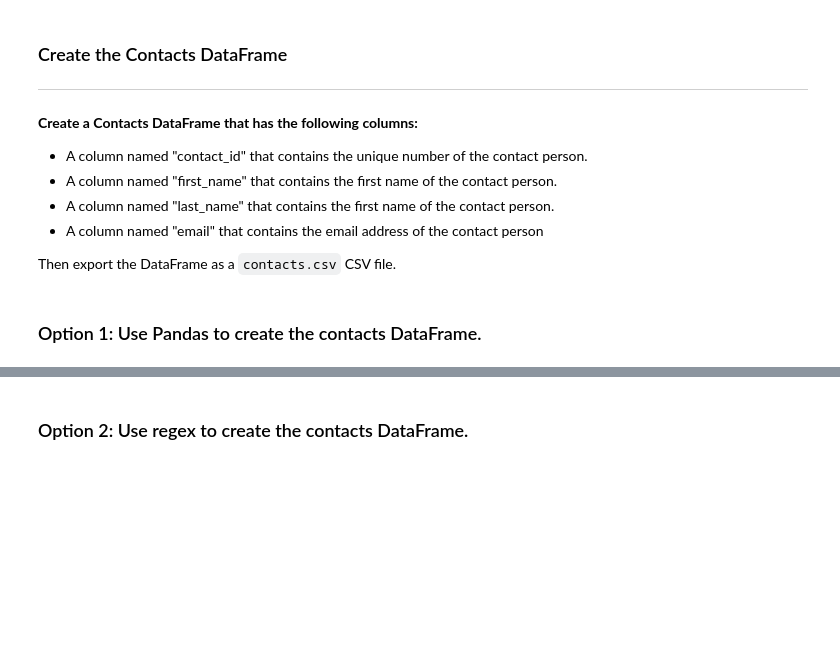
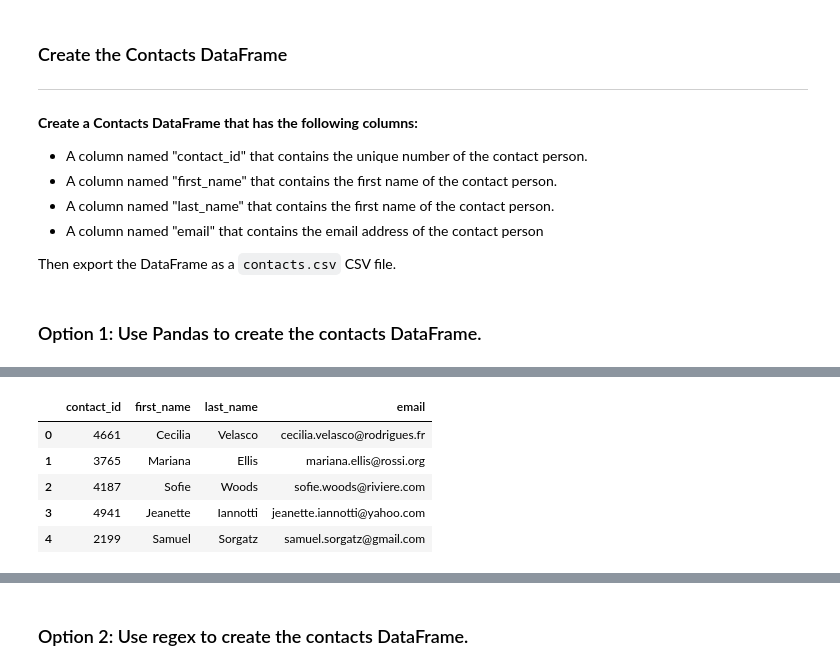
Before and after one commit to sakleinekracht/Crowdfunding_ETL_MW_SK, a Jupyter notebook: Project_Files/Michaels-file-ETL_Mini_Project_MWillis_SKleineKracht.ipynb, the cells around one changed output, grey strips where cells are left out. Saved outputs shown, nothing was run; the diff lists cells and outputs as text; code cells hidden in the pictures; blank space fills up the shorter version.

```diff
--- a/Project_Files/Michaels-file-ETL_Mini_Project_MWillis_SKleineKracht.ipynb
+++ b/Project_Files/Michaels-file-ETL_Mini_Project_MWillis_SKleineKracht.ipynb
@@ -312,6 +319,6 @@ campaign_cleaned.to_csv("Resources/campaign.csv", index=False)
 ### Extract the contacts.xlsx Data.
 # %%
 # Read the data into a Pandas DataFrame. Use the `header=2` parameter when reading in the data.
-contact_info_df = pd.read_excel('Resources/contacts.xlsx', header=2)
+contact_info_df = pd.read_excel('/Users/sarakleine-kracht/Desktop/Crowdfunding_ETL_MW_SK/Project_Files/Resources/contacts.xlsx', header=3)
 contact_info_df.head()
 # %% [output]
@@ -336,8 +343,11 @@ Then export the DataFrame as a `contacts.csv` CSV file.
 # %%
 # Iterate through the contact_info_df and convert each row to a dictionary.
 import json
+
 dict_values = []
-
+for index, row in contact_info_df.iterrows():
+    row_dict = json.loads(row[0])
+    dict_values.append(row_dict)
 
 # Print out the list of values for each row.
 print(dict_values)
@@ -346,3 +356,5 @@ print(dict_values)
 # %%
 # Create a contact_info DataFrame and add each list of values, i.e., each row
 # to the 'contact_id', 'name', 'email' columns.
+new_contact_df = pd.DataFrame(dict_values, columns = ["contact_id", "name", "email"])
+new_contact_df.head(10)
@@ -351,5 +387,8 @@ print(dict_values)
 # %%
 # Create a "first"name" and "last_name" column with the first and last names from the "name" column.
-
+new_contact_df["name"] = new_contact_df["name"].astype(str)
+new_contact_df[["first_name", "last_name"]] = new_contact_df["name"].str.split(' ', expand=True)
 
 # Drop the contact_name column
+new_contact_df = new_contact_df.drop("name", axis=1)
+new_contact_df.head(10)
@@ -356,4 +407,13 @@ print(dict_values)
 # %%
 # Reorder the columns
+cleaned_contact_df = new_contact_df[['contact_id', 'first_name', 'last_name', 'email']]
+cleaned_contact_df.head()
+# %% [output]
+|  | contact_id | first_name | last_name | email |
+| 0 | 4661 | Cecilia | Velasco | cecilia.velasco@rodrigues.fr |
+| 1 | 3765 | Mariana | Ellis | mariana.ellis@rossi.org |
+| 2 | 4187 | Sofie | Woods | sofie.woods@riviere.com |
+| 3 | 4941 | Jeanette | Iannotti | jeanette.iannotti@yahoo.com |
+| 4 | 2199 | Samuel | Sorgatz | samuel.sorgatz@gmail.com |
 # %%
 # Check the datatypes one more time before exporting as CSV file.
```
Also changed, not shown: parts of 8 cells of this notebook, 3 other files.
